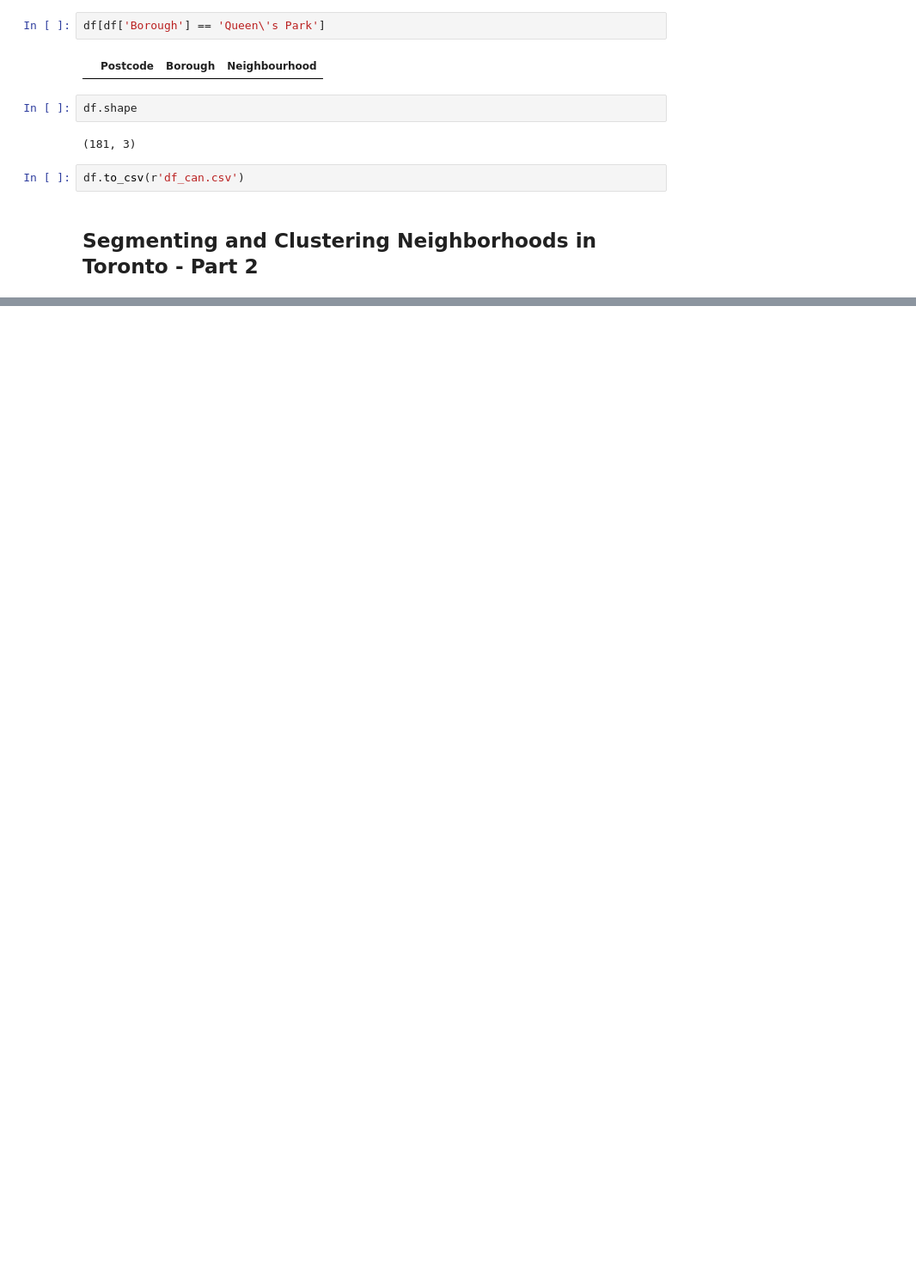
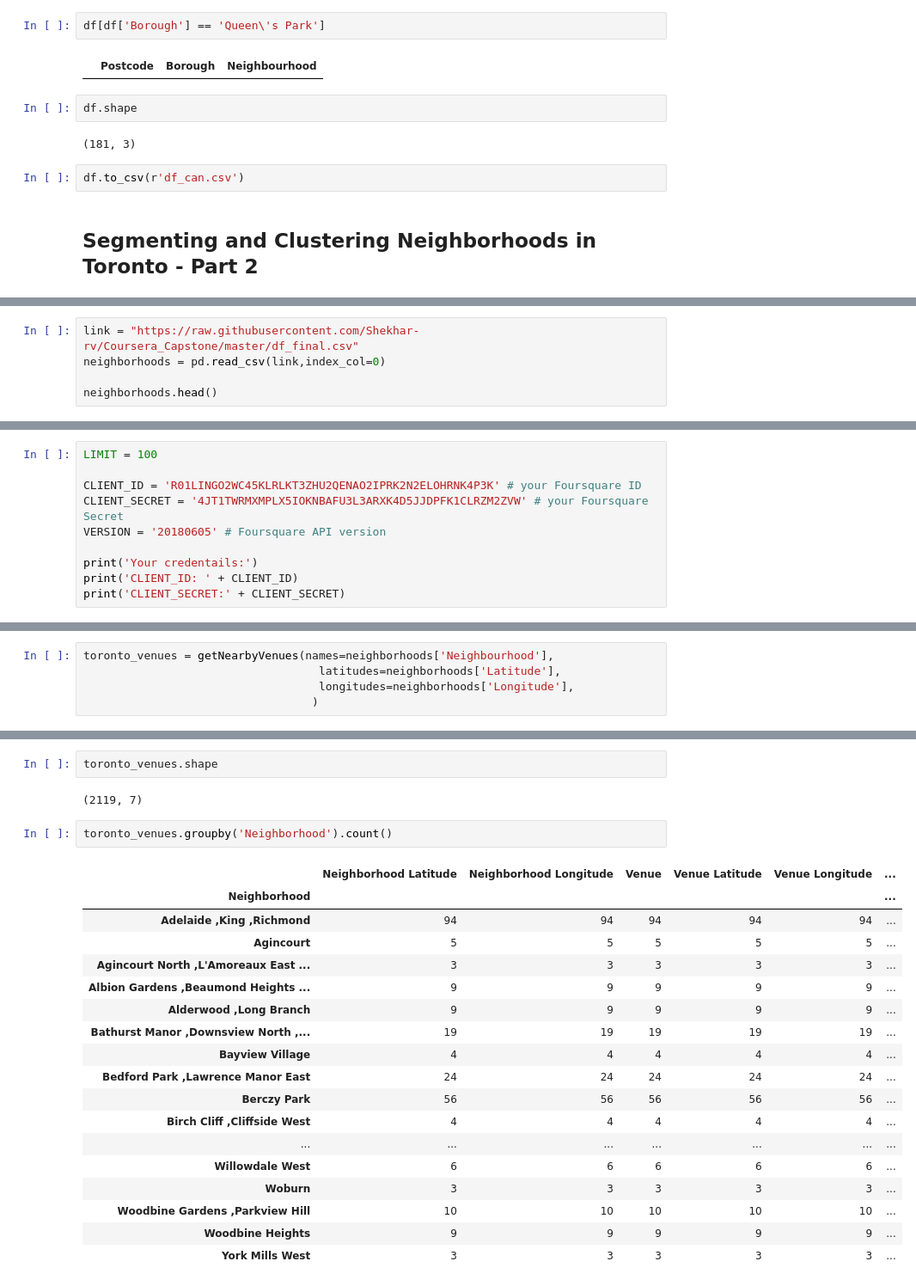
Before and after one commit to sanju2001-git/coursera-capstonproject, a Jupyter notebook: Capstone_Notebook .ipynb, the cells around one changed output, grey strips where cells are left out. Shown at 86% size. Drawn from its saved outputs; the diff is of its cells as text; blank space fills up the shorter version.

```diff
--- a/Capstone_Notebook .ipynb
+++ b/Capstone_Notebook .ipynb
@@ -169,0 +217,5 @@ df.to_csv(r'df_can.csv')
+# %%
+link = "https://raw.githubusercontent.com/Shekhar-rv/Coursera_Capstone/master/df_final.csv"
+neighborhoods = pd.read_csv(link,index_col=0)
+
+neighborhoods.head()
@@ -169,0 +247,10 @@ df.to_csv(r'df_can.csv')
+# %%
+LIMIT = 100
+
+CLIENT_ID = 'R01LINGO2WC45KLRLKT3ZHU2QENAO2IPRK2N2ELOHRNK4P3K' # your Foursquare ID
+CLIENT_SECRET = '4JT1TWRMXMPLX5IOKNBAFU3L3ARXK4D5JJDPFK1CLRZM2ZVW' # your Foursquare Secret
+VERSION = '20180605' # Foursquare API version
+
+print('Your credentails:')
+print('CLIENT_ID: ' + CLIENT_ID)
+print('CLIENT_SECRET:' + CLIENT_SECRET)
@@ -169,0 +301,5 @@ df.to_csv(r'df_can.csv')
+# %%
+toronto_venues = getNearbyVenues(names=neighborhoods['Neighbourhood'],
+                                   latitudes=neighborhoods['Latitude'],
+                                   longitudes=neighborhoods['Longitude'],
+                                  )
@@ -169,0 +333,25 @@ df.to_csv(r'df_can.csv')
+# %%
+toronto_venues.shape
+# %% [output]
+(2119, 7)
+# %%
+toronto_venues.groupby('Neighborhood').count()
+# %% [output]
+|  | Neighborhood Latitude | Neighborhood Longitude | Venue | Venue Latitude | Venue Longitude | ... |
+| Neighborhood |  |  |  |  |  | ... |
+| Adelaide ,King ,Richmond | 94 | 94 | 94 | 94 | 94 | ... |
+| Agincourt | 5 | 5 | 5 | 5 | 5 | ... |
+| Agincourt North ,L'Amoreaux East ... | 3 | 3 | 3 | 3 | 3 | ... |
+| Albion Gardens ,Beaumond Heights ... | 9 | 9 | 9 | 9 | 9 | ... |
+| Alderwood ,Long Branch | 9 | 9 | 9 | 9 | 9 | ... |
+| Bathurst Manor ,Downsview North ,... | 19 | 19 | 19 | 19 | 19 | ... |
+| Bayview Village | 4 | 4 | 4 | 4 | 4 | ... |
+| Bedford Park ,Lawrence Manor East | 24 | 24 | 24 | 24 | 24 | ... |
+| Berczy Park | 56 | 56 | 56 | 56 | 56 | ... |
+| Birch Cliff ,Cliffside West | 4 | 4 | 4 | 4 | 4 | ... |
+| ... | ... | ... | ... | ... | ... | ... |
+| Willowdale West | 6 | 6 | 6 | 6 | 6 | ... |
+| Woburn | 3 | 3 | 3 | 3 | 3 | ... |
+| Woodbine Gardens ,Parkview Hill | 10 | 10 | 10 | 10 | 10 | ... |
+| Woodbine Heights | 9 | 9 | 9 | 9 | 9 | ... |
+| York Mills West | 3 | 3 | 3 | 3 | 3 | ... |
```
Also changed, not shown: parts of 20 cells of this notebook.
